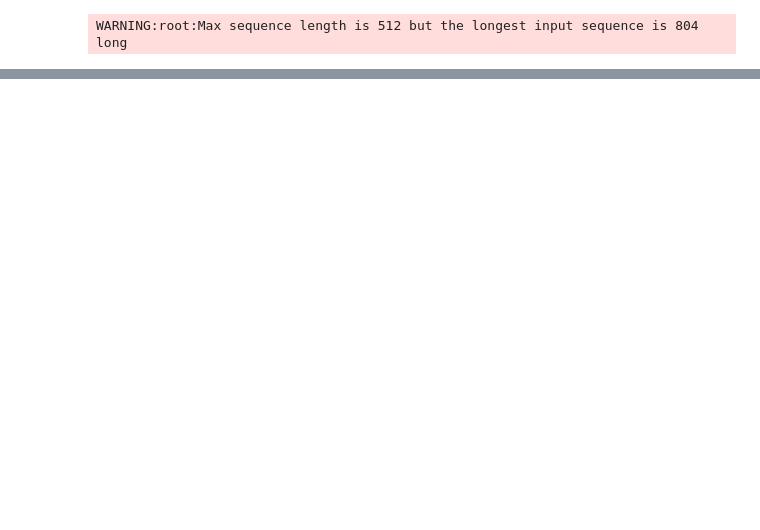
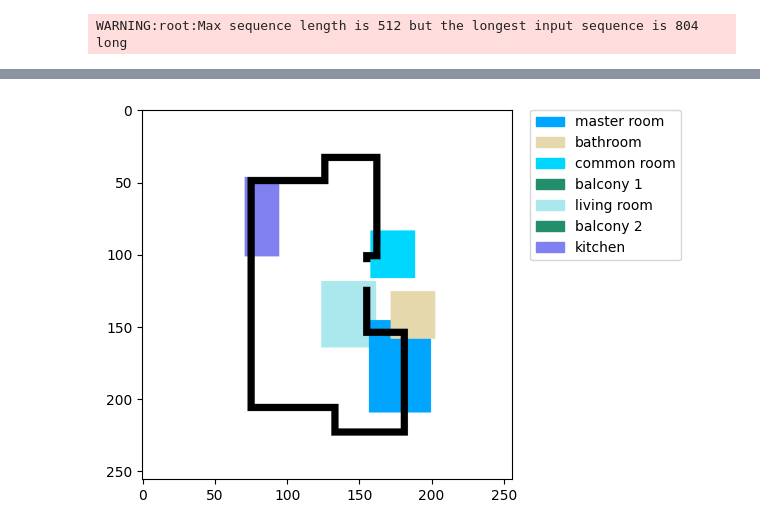
Before and after one commit to theobui1711/t2f, a Jupyter notebook: test.ipynb, the cells around one changed output, grey strips where cells are left out. Saved outputs shown, nothing was run; the diff lists cells and outputs as text; code cells hidden in the pictures; blank space fills up the shorter version.

```diff
--- a/test.ipynb
+++ b/test.ipynb
@@ -79,0 +282,4 @@ DataTrainingArguments(datasets='floorplan', data_dir=None, eval_datasets=None, t
+# %%
+render_image_with_legend(example, predicted_boxes, all_gt_rooms, gt_boxes)
+# %% [output]
+[figure, added]
```
Also changed, not shown: parts of 27 cells of this notebook, 3 other files.
